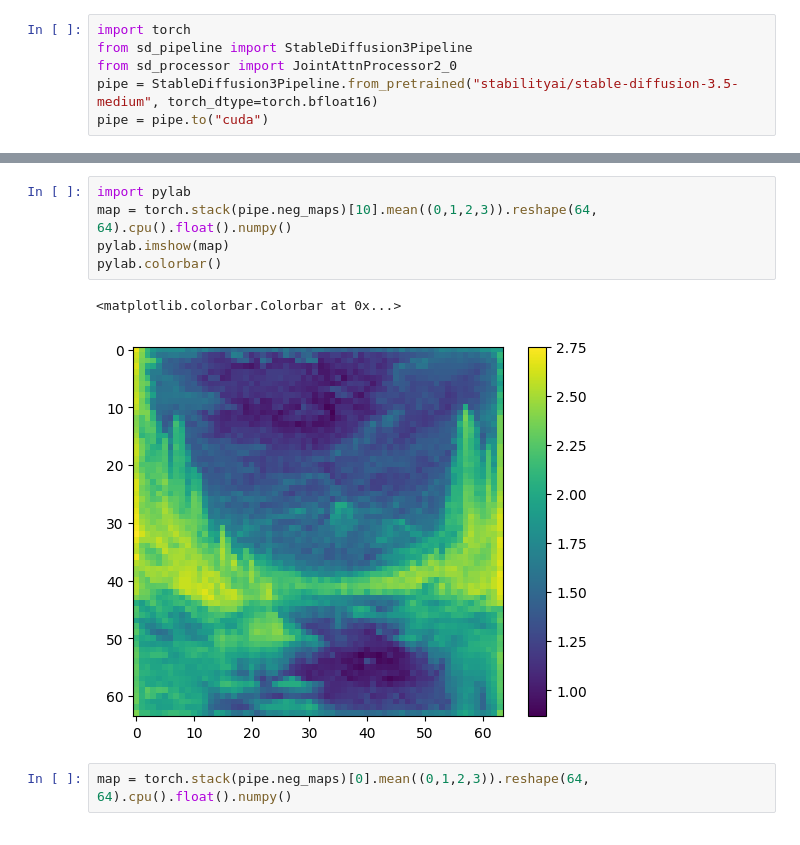
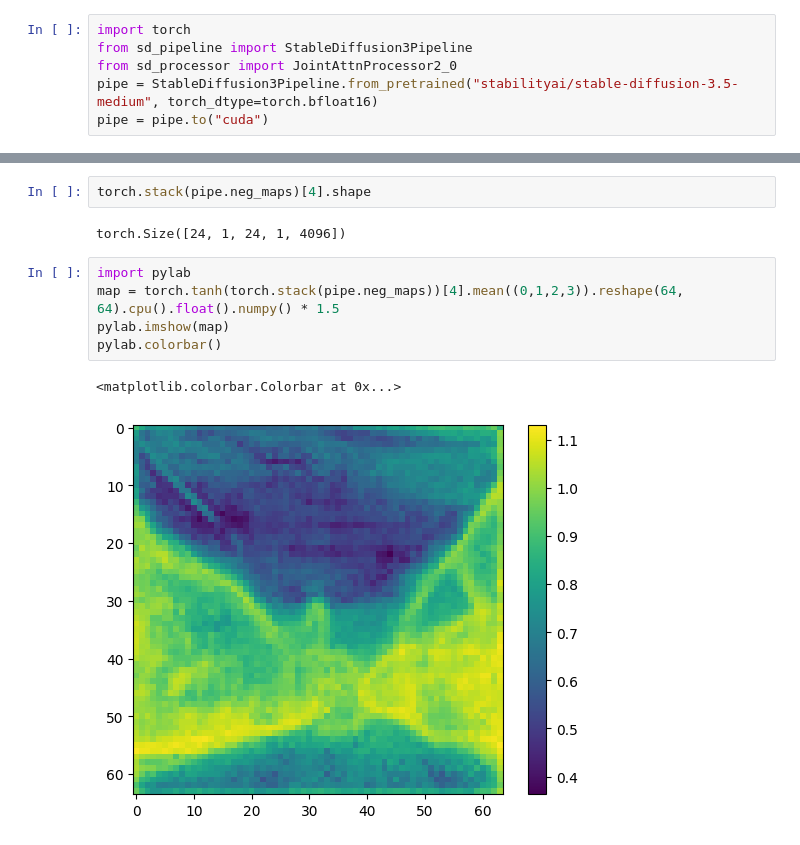
Before and after one commit to weathon/neg, a Jupyter notebook: sd.ipynb, the cells around one changed output, grey strips where cells are left out. Drawn from its saved outputs; the diff is of its cells as text.

```diff
--- a/sd.ipynb
+++ b/sd.ipynb
@@ -28,10 +104,12 @@ image.resize((512, 512))
+# %%
+torch.stack(pipe.neg_maps)[4].shape
+# %% [output]
+torch.Size([24, 1, 24, 1, 4096])
 # %%
 import pylab
-map = torch.stack(pipe.neg_maps)[10].mean((0,1,2,3)).reshape(64, 64).cpu().float().numpy()
+map = torch.tanh(torch.stack(pipe.neg_maps))[4].mean((0,1,2,3)).reshape(64, 64).cpu().float().numpy() * 1.5
 pylab.imshow(map)
 pylab.colorbar()
 # %% [output]
 <matplotlib.colorbar.Colorbar at 0x...>
-[figure, old version]
+[figure, new version]
-# %%
-map = torch.stack(pipe.neg_maps)[0].mean((0,1,2,3)).reshape(64, 64).cpu().float().numpy()
```
Also changed, not shown: parts of 5 cells of this notebook, 6 other files.
